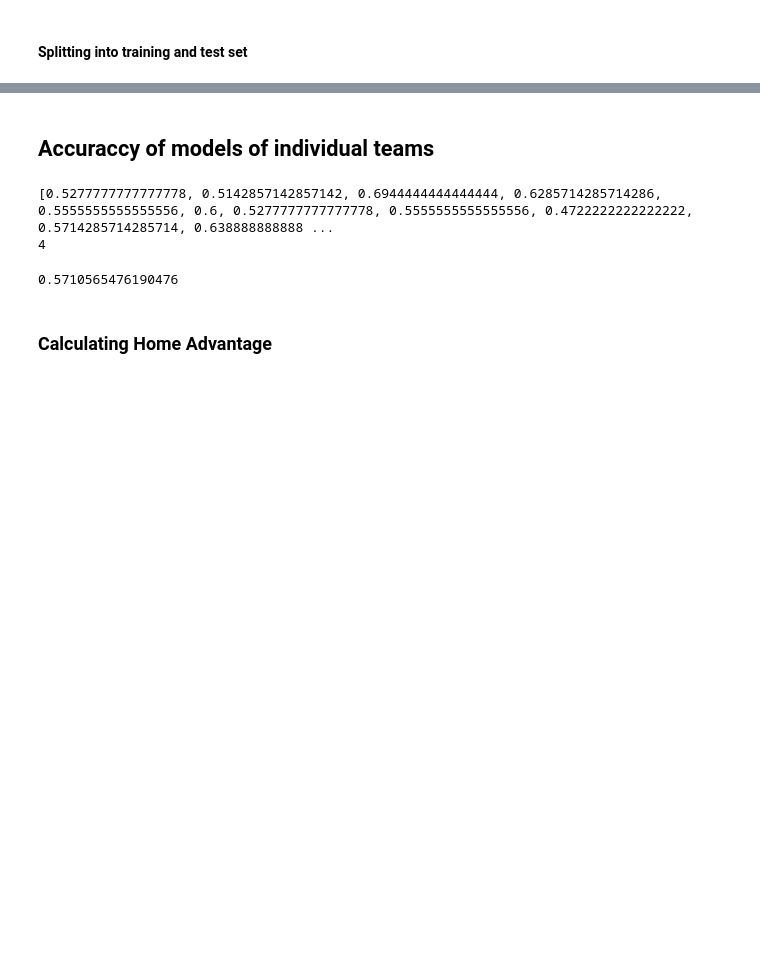
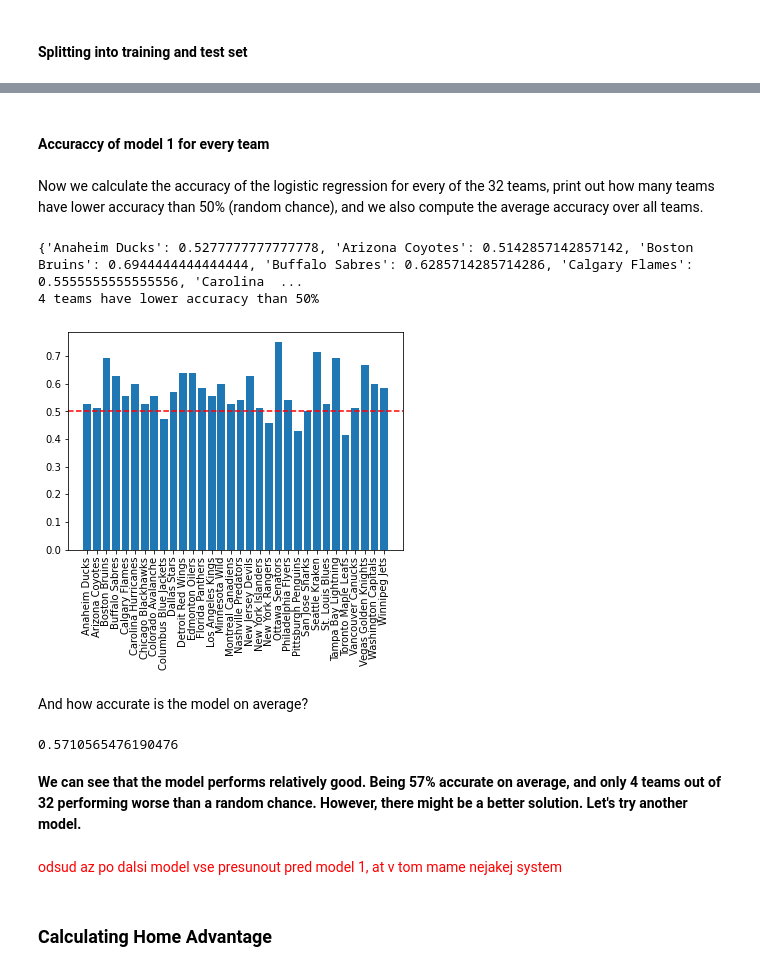
Before and after one commit to pajaKr/nhl_project, a Jupyter notebook: nhl_project.ipynb, the cells around one changed output, grey strips where cells are left out. Drawn from its saved outputs; the diff is of its cells as text; code cells hidden in the pictures; blank space fills up the shorter version.

```diff
--- a/nhl_project.ipynb
+++ b/nhl_project.ipynb
@@ -230,8 +309,11 @@ The team Pittsburgh Penguins is predicted to win this game.
 # %% [markdown]
-## Accuraccy of models of individual teams
+#### Accuraccy of model 1 for every team
+# %% [markdown]
+Now we calculate the accuracy of the logistic regression for every of the 32 teams, print out how many teams have lower accuracy than 50% (random chance), and we also compute the average accuracy over all teams.
 # %%
 #How accurate is the model for individual teams?
 accuracies = []
+accuracies_dict = {}
 for one_team in distinct_teams:
     one_team_short = teams_dict[one_team]
     matches_one_team = pd.read_csv(f'teams_final/{one_team_short}.csv')
@@ -248,18 +330,33 @@ for one_team in distinct_teams:
     reg = LogisticRegression(max_iter = 400)
     reg.fit(X_train, y_train)
     y_pred = reg.predict(X_test)
-    accuracies.append(accuracy_score(y_test, y_pred))
+    score = accuracy_score(y_test, y_pred)
+    accuracies.append(score)
+    accuracies_dict[one_team] = score
 
 
-print((accuracies))
-print(sum(acc < 0.5 for acc in accuracies)) #4 teams out of 32 have lower then 0.5 accuracy
+print(accuracies_dict)
+print(sum(acc < 0.5 for acc in accuracies), "teams have lower accuracy than 50%") #4 teams out of 32 have lower then 0.5 accuracy
 # %% [output]
-[0.5277777777777778, 0.5142857142857142, 0.6944444444444444, 0.6285714285714286, 0.5555555555555556, 0.6, 0.5277777777777778, 0.5555555555555556, 0.4722222222222222, 0.5714285714285714, 0.638888888888 ...
-4
+{'Anaheim Ducks': 0.5277777777777778, 'Arizona Coyotes': 0.5142857142857142, 'Boston Bruins': 0.6944444444444444, 'Buffalo Sabres': 0.6285714285714286, 'Calgary Flames': 0.5555555555555556, 'Carolina  ...
+4 teams have lower accuracy than 50%
+# %%
+plt.bar(*zip(*accuracies_dict.items()))
+plt.xticks(rotation='vertical')
+plt.axhline(y= 0.5,color='red', linestyle ='dashed')
+plt.show()
+# %% [output]
+[figure, added]
+# %% [markdown]
+And how accurate is the model on average?
 # %%
 mean(accuracies) #the model is 57% accurate, on average
 # %% [output]
 0.5710565476190476
+# %% [markdown]
+<b>We can see that the model performs relatively good. Being 57% accurate on average, and only 4 teams out of 32 performing worse than a random chance. However, there might be a better solution. Let's try another model.</b>
+# %% [markdown]
+<span style="color:red">odsud az po dalsi model vse presunout pred model 1, at v tom mame nejakej system</span>
 # %% [markdown]
 ### Calculating Home Advantage
 # %%
```
Also changed, not shown: parts of 42 cells of this notebook.
